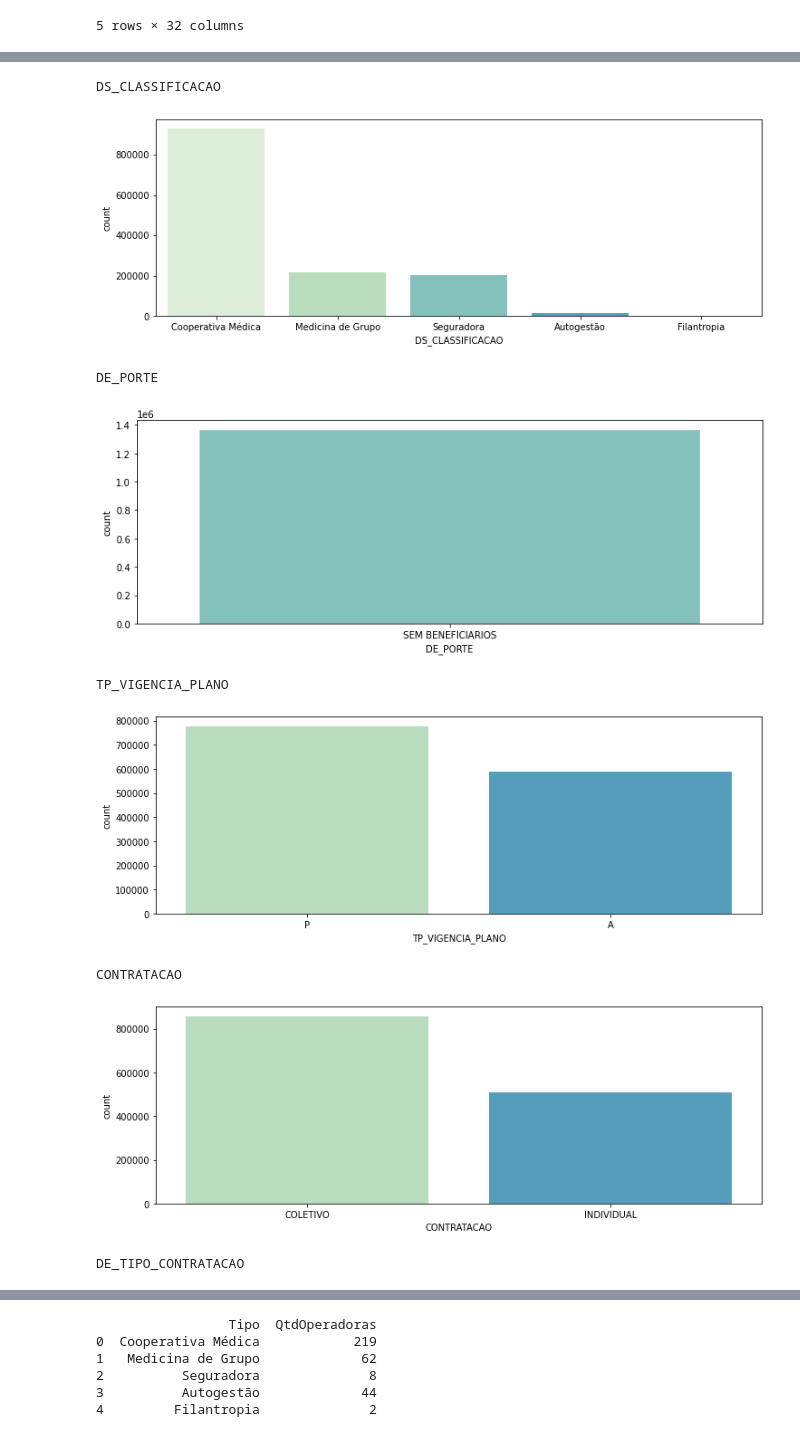
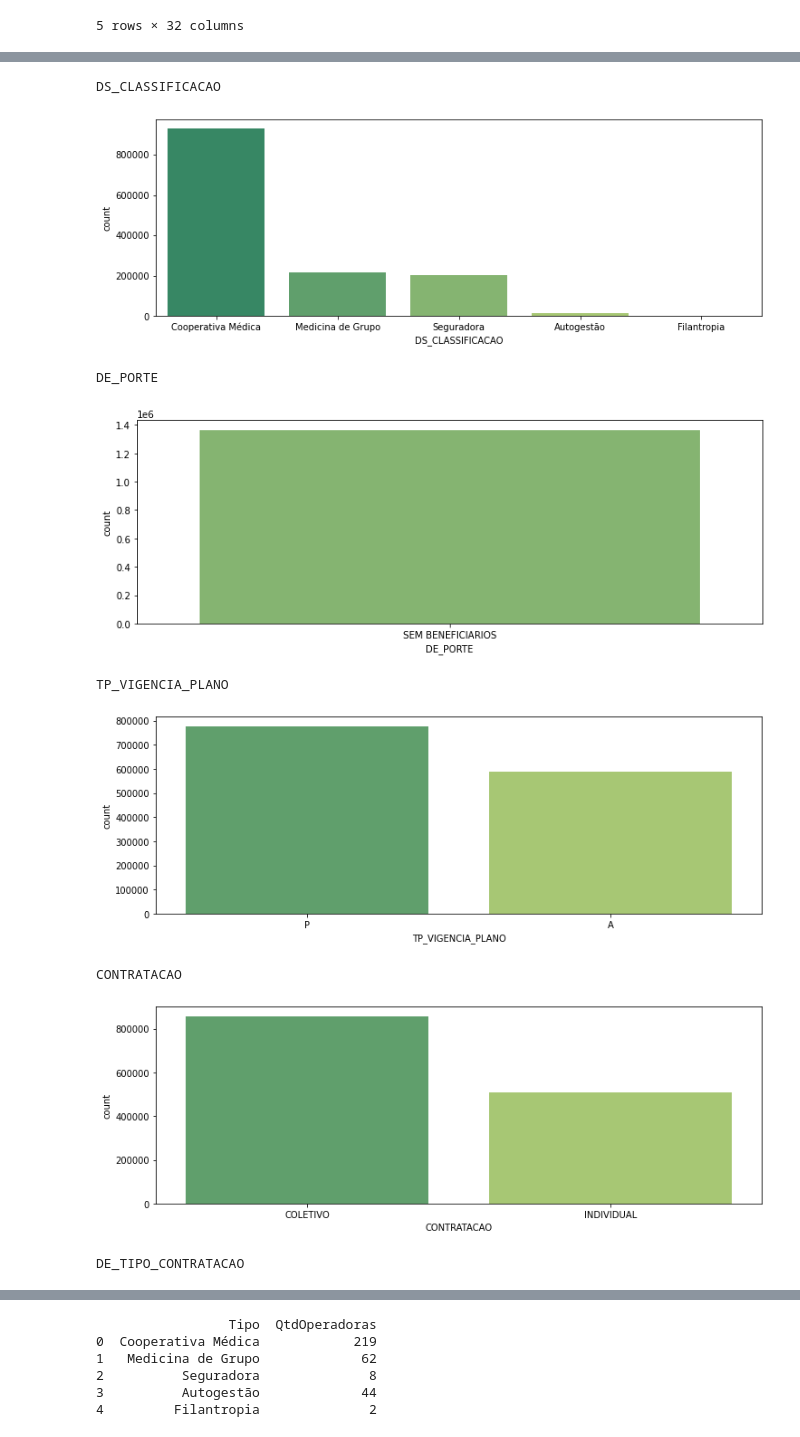
Before and after one commit to douglassodre/prestadoreseplanos, a Jupyter notebook: Prestadores e planos hospitalares.ipynb, the cells around one changed output, grey strips where cells are left out. Cells and saved outputs as stored; diff of their text form; code cells hidden in the pictures.

```diff
--- a/Prestadores e planos hospitalares.ipynb
+++ b/Prestadores e planos hospitalares.ipynb
@@ -96,19 +97,20 @@ df_qualitativo = dfba[qualitativas]
 # %%
 # Plotando gráficos de barras com a contagem de cada variável qualitativa presente no dataframe:
 # Retirei algumas variáveis qualitativas com enorme variabilidade, oque tornava inviável a leitura do gráfico.
 for tipos_nominais in df_qualitativo:
     if tipos_nominais not in ['#ID_REDE','NO_RAZAO','CD_PLANO','NM_ESTABELECIMENTO_SAUDE','NM_MUNICIPIO_X','DT_VINCULO_INICIO','DT_VINCULO_FIM','DT_ATUALIZACAO','NM_REGIAO','SG_UF']:
         print(tipos_nominais)
         plt.figure(figsize=(12,4))
-        sns.countplot(df_qualitativo[tipos_nominais], palette='GnBu',order=pd.value_counts(df_qualitativo[tipos_nominais]).index)
+        sns.countplot(df_qualitativo[tipos_nominais], palette='summer',order=pd.value_counts(df_qualitativo[tipos_nominais]).index)
+        new_patches = []
         plt.show()
 # %% [output]
 DS_CLASSIFICACAO
-[figure, old version]
+[figure, new version]
 DE_PORTE
-[figure, old version]
+[figure, new version]
 TP_VIGENCIA_PLANO
-[figure, old version]
+[figure, new version]
 CONTRATACAO
-[figure, old version]
+[figure, new version]
 DE_TIPO_CONTRATACAO
```
Also changed, not shown: parts of 6 cells of this notebook.
